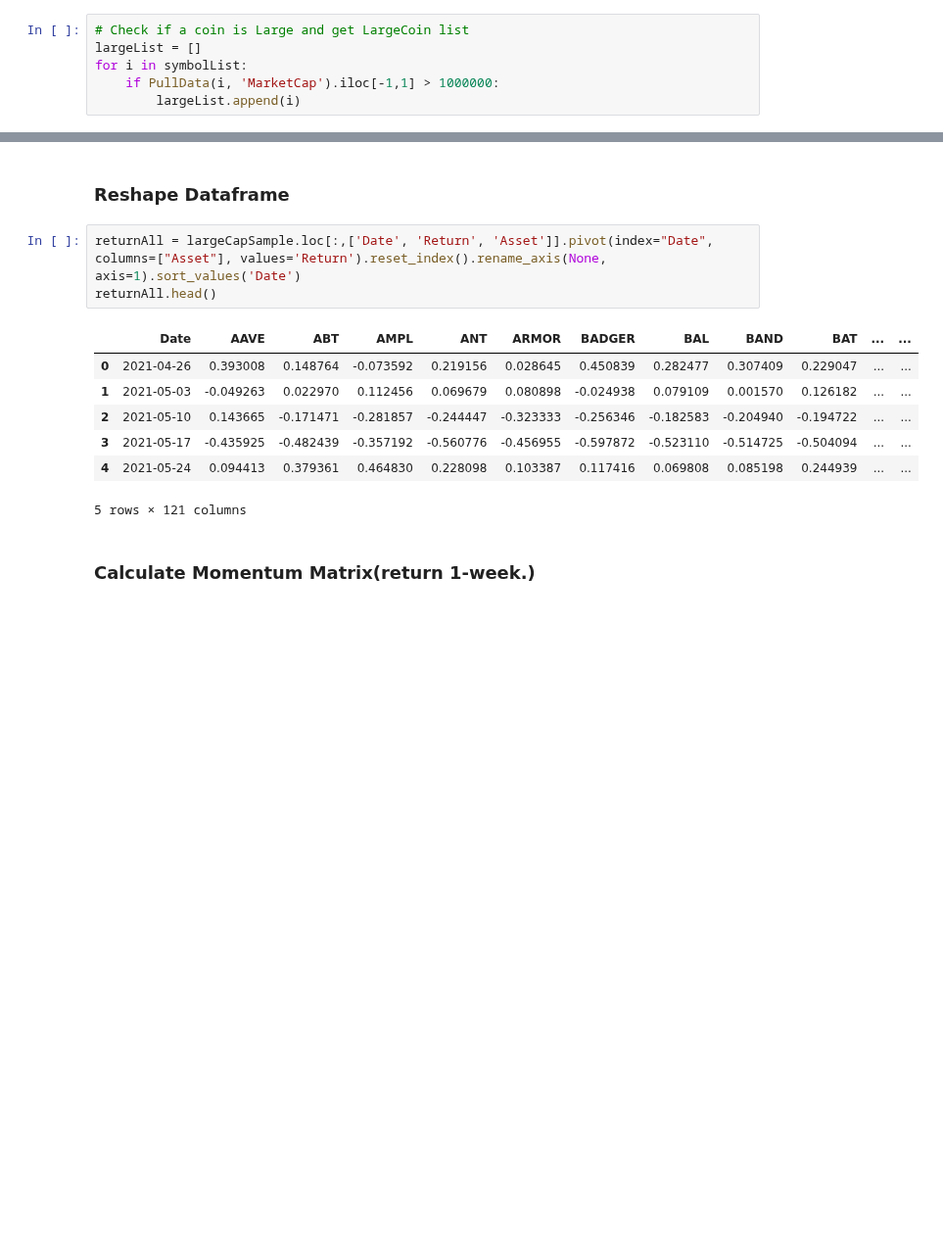
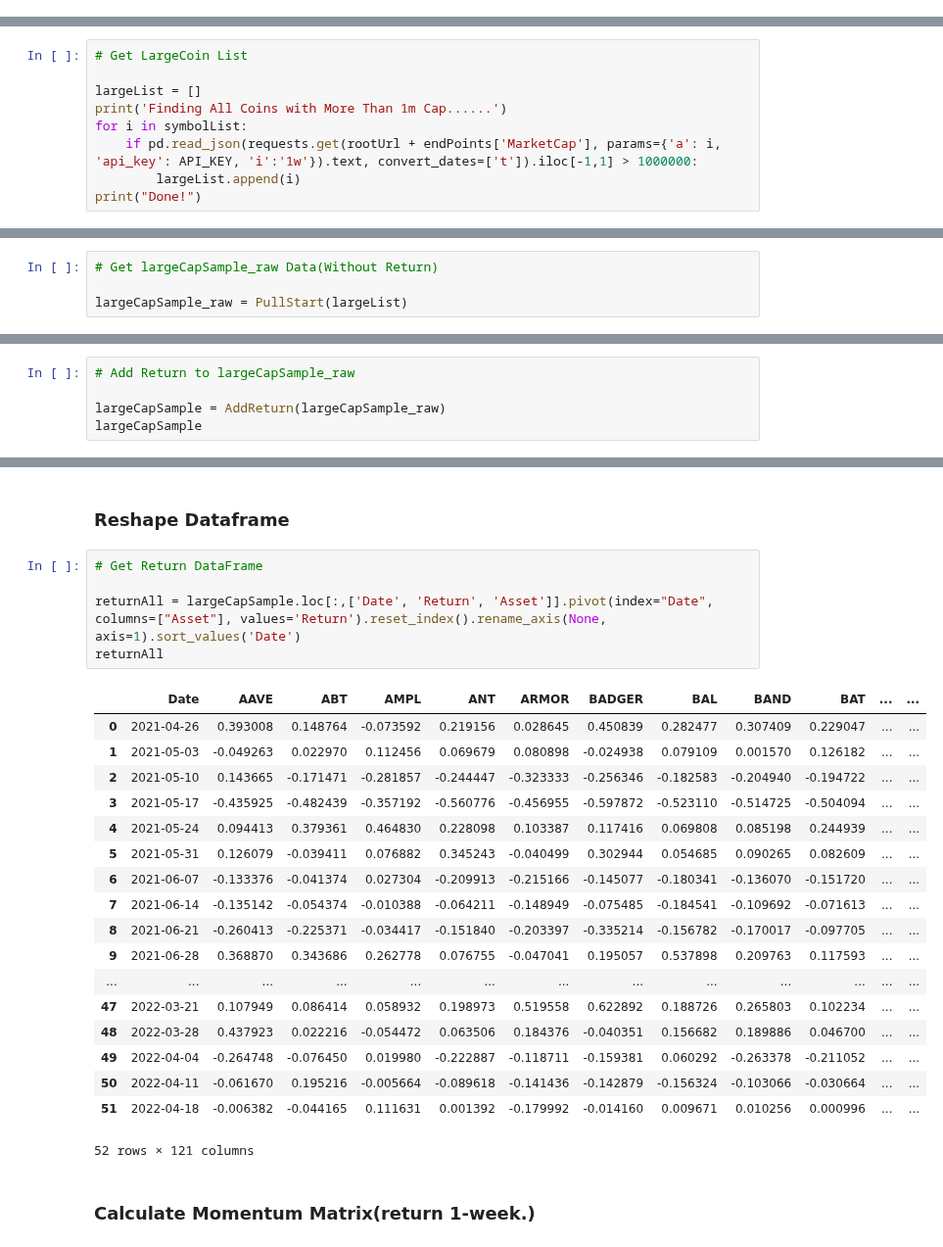
Before and after one commit to PracticumCrypto/C5-Analyzer, a Jupyter notebook: DataPull_MOM_Sean.ipynb, the cells around one changed output, grey strips where cells are left out. Shown at 98% size. Drawn from its saved outputs; the diff is of its cells as text; blank space fills up the shorter version.

```diff
--- a/DataPull_MOM_Sean.ipynb
+++ b/DataPull_MOM_Sean.ipynb
@@ -116,9 +177,3 @@ def PullStart(coinList):
 ## MOM Factor
 # %% [markdown]
 ### Get LargeCap Sample(maket cap > 10000)
-# %%
-# Check if a coin is Large and get LargeCoin list
-largeList = []
-for i in symbolList:
-    if PullData(i, 'MarketCap').iloc[-1,1] > 1000000:
-        largeList.append(i)
@@ -193,0 +180,9 @@ largeCapSample
+# %%
+# Get LargeCoin List
+
+largeList = []
+print('Finding All Coins with More Than 1m Cap......')
+for i in symbolList:
+    if pd.read_json(requests.get(rootUrl + endPoints['MarketCap'], params={'a': i, 'api_key': API_KEY, 'i':'1w'}).text, convert_dates=['t']).iloc[-1,1] > 1000000:
+        largeList.append(i)
+print("Done!")
@@ -193,0 +192,4 @@ largeCapSample
+# %%
+# Get largeCapSample_raw Data(Without Return)
+
+largeCapSample_raw = PullStart(largeList)
@@ -193,0 +214,5 @@ largeCapSample
+# %%
+# Add Return to largeCapSample_raw
+
+largeCapSample = AddReturn(largeCapSample_raw)
+largeCapSample
@@ -194,16 +233,29 @@ largeCapSample
 # %% [markdown]
 ### Reshape Dataframe
 # %%
+# Get Return DataFrame
+
 returnAll = largeCapSample.loc[:,['Date', 'Return', 'Asset']].pivot(index="Date", columns=["Asset"], values='Return').reset_index().rename_axis(None, axis=1).sort_values('Date')
-returnAll.head()
+returnAll
 # %% [output]
 |  | Date | AAVE | ABT | AMPL | ANT | ARMOR | BADGER | BAL | BAND | BAT | ... | ... |
 | 0 | 2021-04-26 | 0.393008 | 0.148764 | -0.073592 | 0.219156 | 0.028645 | 0.450839 | 0.282477 | 0.307409 | 0.229047 | ... | ... |
 | 1 | 2021-05-03 | -0.049263 | 0.022970 | 0.112456 | 0.069679 | 0.080898 | -0.024938 | 0.079109 | 0.001570 | 0.126182 | ... | ... |
 | 2 | 2021-05-10 | 0.143665 | -0.171471 | -0.281857 | -0.244447 | -0.323333 | -0.256346 | -0.182583 | -0.204940 | -0.194722 | ... | ... |
 | 3 | 2021-05-17 | -0.435925 | -0.482439 | -0.357192 | -0.560776 | -0.456955 | -0.597872 | -0.523110 | -0.514725 | -0.504094 | ... | ... |
 | 4 | 2021-05-24 | 0.094413 | 0.379361 | 0.464830 | 0.228098 | 0.103387 | 0.117416 | 0.069808 | 0.085198 | 0.244939 | ... | ... |
+| 5 | 2021-05-31 | 0.126079 | -0.039411 | 0.076882 | 0.345243 | -0.040499 | 0.302944 | 0.054685 | 0.090265 | 0.082609 | ... | ... |
+| 6 | 2021-06-07 | -0.133376 | -0.041374 | 0.027304 | -0.209913 | -0.215166 | -0.145077 | -0.180341 | -0.136070 | -0.151720 | ... | ... |
+| 7 | 2021-06-14 | -0.135142 | -0.054374 | -0.010388 | -0.064211 | -0.148949 | -0.075485 | -0.184541 | -0.109692 | -0.071613 | ... | ... |
+| 8 | 2021-06-21 | -0.260413 | -0.225371 | -0.034417 | -0.151840 | -0.203397 | -0.335214 | -0.156782 | -0.170017 | -0.097705 | ... | ... |
+| 9 | 2021-06-28 | 0.368870 | 0.343686 | 0.262778 | 0.076755 | -0.047041 | 0.195057 | 0.537898 | 0.209763 | 0.117593 | ... | ... |
+| ... | ... | ... | ... | ... | ... | ... | ... | ... | ... | ... | ... | ... |
+| 47 | 2022-03-21 | 0.107949 | 0.086414 | 0.058932 | 0.198973 | 0.519558 | 0.622892 | 0.188726 | 0.265803 | 0.102234 | ... | ... |
+| 48 | 2022-03-28 | 0.437923 | 0.022216 | -0.054472 | 0.063506 | 0.184376 | -0.040351 | 0.156682 | 0.189886 | 0.046700 | ... | ... |
+| 49 | 2022-04-04 | -0.264748 | -0.076450 | 0.019980 | -0.222887 | -0.118711 | -0.159381 | 0.060292 | -0.263378 | -0.211052 | ... | ... |
+| 50 | 2022-04-11 | -0.061670 | 0.195216 | -0.005664 | -0.089618 | -0.141436 | -0.142879 | -0.156324 | -0.103066 | -0.030664 | ... | ... |
+| 51 | 2022-04-18 | -0.006382 | -0.044165 | 0.111631 | 0.001392 | -0.179992 | -0.014160 | 0.009671 | 0.010256 | 0.000996 | ... | ... |
-5 rows × 121 columns
+52 rows × 121 columns
 # %% [markdown]
 ### Calculate Momentum Matrix(return 1-week.)
 # %%
```
Also changed, not shown: parts of 21 cells of this notebook.
